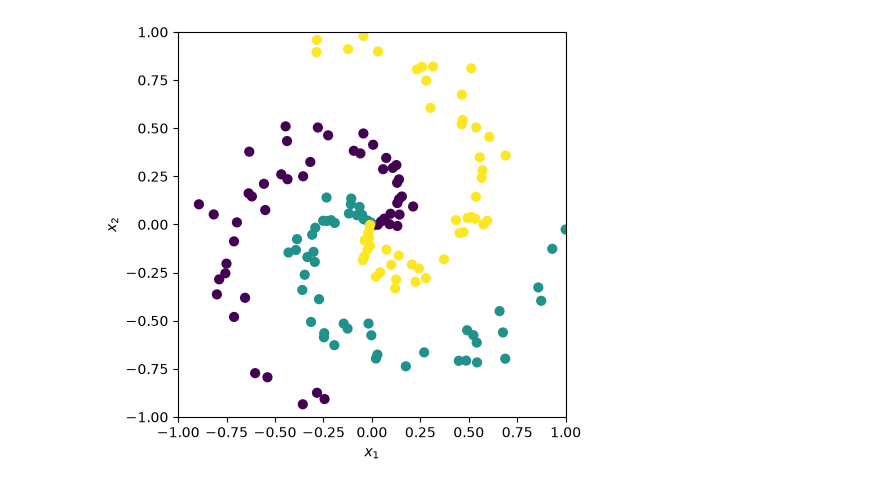
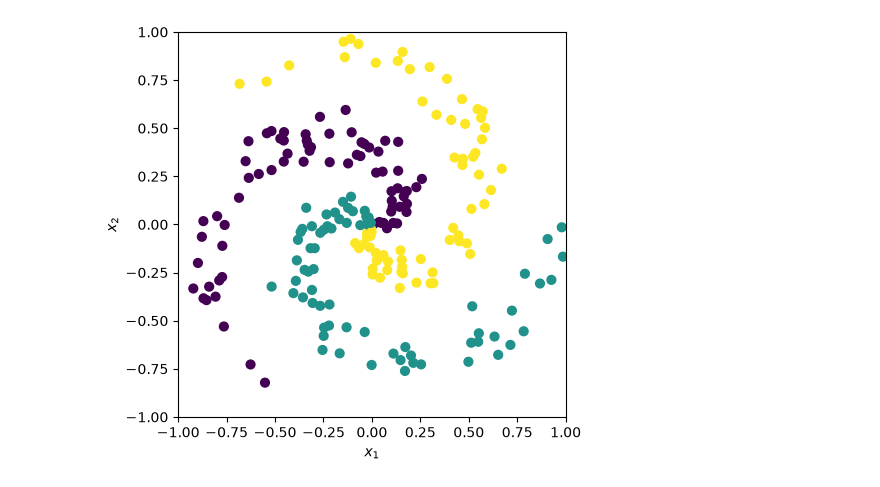
Before and after one commit to brettmeggison-arch/MLSpiral, a Jupyter notebook: initialize.ipynb, the cells around one changed output. Drawn from its saved outputs; the diff is of its cells as text; code cells hidden in the pictures.

```diff
--- a/initialize.ipynb
+++ b/initialize.ipynb
@@ -2,7 +2,7 @@
 #################################################
 #Edit to try different scenarios
 #################################################
-N = 50 # number of points per branch
+N = 100 # number of points per branch
 K = 3  # number of branches
 mag_noise = 0.3  # controls how much noise gets added to the data
 dTheta    = 4    # difference in theta in each branch
@@ -11,34 +11,84 @@ dTheta    = 4    # difference in theta in each branch
 import matplotlib.pyplot as plt
 import numpy as np
 
-N_train = N*K # total number of points in the training set
-x_train = np.zeros((N_train,2)) # initialize matrix containing the 2-dimensional datapoints
-y_train = np.zeros(N_train, dtype='uint8') # initialize labels, positive integer
+N_total = N * K # total number of points
+X_all = np.zeros((N_total, 2)) # initialize matrix containing the 2-dimensional datapoints
+y_all = np.zeros(N_total, dtype='uint8') # initialize labels, positive integer
 
 ### Data generation: ###
 for j in range(K):
-  ix = range(N*j,N*(j+1))
-  r  = np.linspace(0.01,1,N) # radius
-  th = np.linspace(j*(2*np.pi)/K,j*(2*np.pi)/K + dTheta,N) + np.random.randn(N)*mag_noise # distribute points about theta curve
-  x_train[ix] = np.c_[r*np.cos(th), r*np.sin(th)]
-  y_train[ix] = j
+    ix = range(N*j, N*(j+1))
+    r  = np.linspace(0.01, 1, N) # radius
+    th = np.linspace(j*(2*np.pi)/K, j*(2*np.pi)/K + dTheta, N) + np.random.randn(N)*mag_noise
+    X_all[ix] = np.c_[r*np.cos(th), r*np.sin(th)]
+    y_all[ix] = j
+
+### Shuffle and Split: ###
+# Create a random permutation of indices to shuffle the sequential classes
+indices = np.random.permutation(N_total)
+X_shuffled = X_all[indices]
+y_shuffled = y_all[indices]
+
+# Calculate the index boundaries for the splits
+train_end = int(0.7 * N_total)
+test_end = train_end + int(0.2 * N_total)
+
+# Slice the arrays into the 70/20/10 sets
+x_train = X_shuffled[:train_end]
+y_train = y_shuffled[:train_end]
+
+x_test = X_shuffled[train_end:test_end]
+y_test = y_shuffled[train_end:test_end]
+
+x_final_test = X_shuffled[test_end:]
+y_final_test = y_shuffled[test_end:]
 
 # ==========================================
 # 1. EXPORT THE DATA
 # ==========================================
-# Save both arrays into a single compressed file named 'spiral_data.npz'
-np.savez_compressed('spiral_data.npz', x=x_train, y=y_train, K=K)
+# Save all split arrays and K into the compressed file
+np.savez_compressed(
+    'spiral_data.npz',
+    x_train=x_train, y_train=y_train,
+    x_test=x_test, y_test=y_test,
+    x_final_test=x_final_test, y_final_test=y_final_test,
+    K=K
+)
 
-print("Data successfully exported to 'spiral_data.npz'")
+print(f"Data successfully exported to 'spiral_data.npz'")
+print(f"Train set: {len(x_train)} points")
+print(f"Test set: {len(x_test)} points")
+print(f"Final test set: {len(x_final_test)} points")
 
-### Plot the data set: ###
+### Plot the training data set: ###
 fig = plt.figure(1, figsize=(5,5))
-plt.scatter(x_train[:, 0], x_train[:, 1], c=y_train, s=40)#, cmap=plt.cm.Spectral)
+# Plotting just the training set to verify the spiral shape is intact
+plt.scatter(x_train[:, 0], x_train[:, 1], c=y_train, s=40)
 plt.xlim([-1,1])
 plt.ylim([-1,1])
 plt.xlabel(r'$x_1$')
 plt.ylabel(r'$x_2$')
 plt.savefig('spiral_data.pdf', bbox_inches="tight")
 plt.show()
+
+### Plot the test data set: ###
+fig = plt.figure(1, figsize=(5,5))
+plt.scatter(x_test[:, 0], x_test[:, 1], c=y_test, s=40)
+plt.xlim([-1,1])
+plt.ylim([-1,1])
+plt.xlabel(r'$x_1$')
+plt.ylabel(r'$x_2$')
+plt.savefig('spiral_data.pdf', bbox_inches="tight")
+plt.show()
+
+### Plot the verification data set: ###
+fig = plt.figure(1, figsize=(5,5))
+plt.scatter(x_final_test[:, 0], x_final_test[:, 1], c=y_final_test, s=40)
+plt.xlim([-1,1])
+plt.ylim([-1,1])
+plt.xlabel(r'$x_1$')
+plt.ylabel(r'$x_2$')
+plt.savefig('spiral_data.pdf', bbox_inches="tight")
+plt.show()
 # %% [output]
 Data successfully exported to 'spiral_data.npz'
@@ -45 +98 @@ Data successfully exported to 'spiral_data.npz'
-[figure, old version]
+[figure, new version]
```
Also changed, not shown: parts of 1 cell of this notebook, 5 other files.
